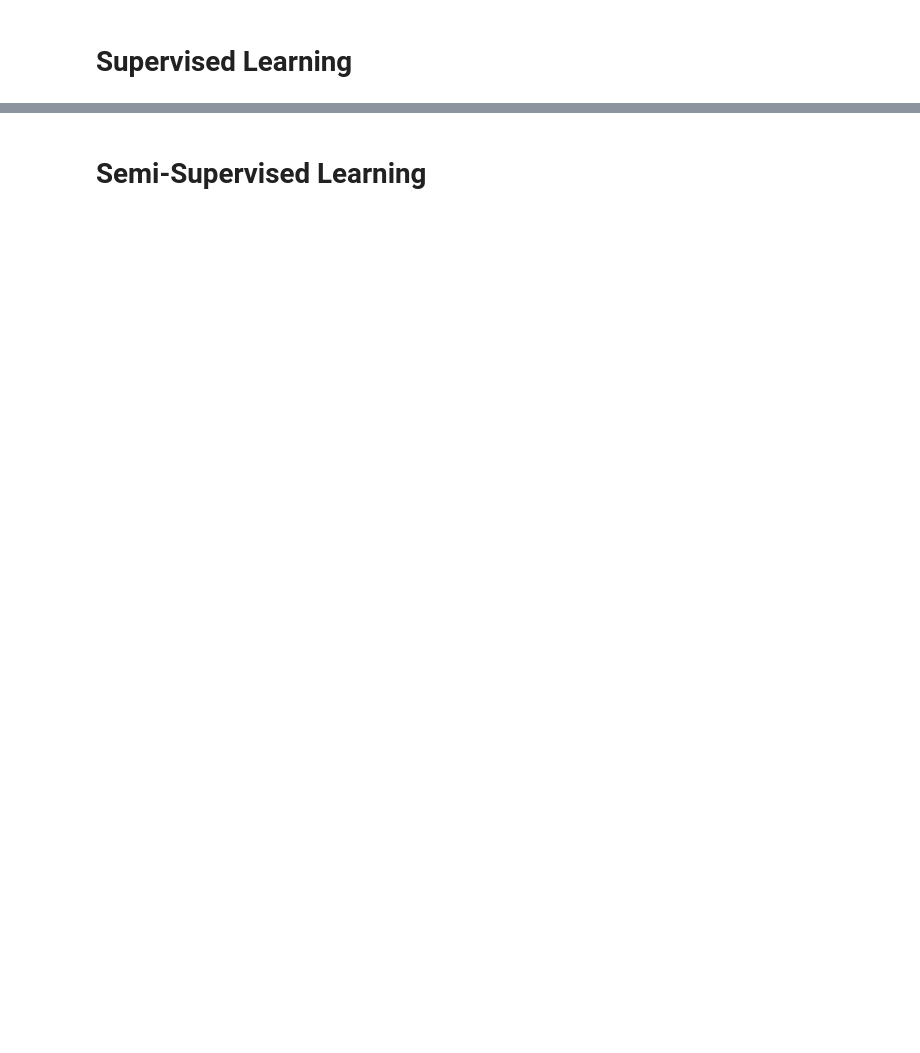
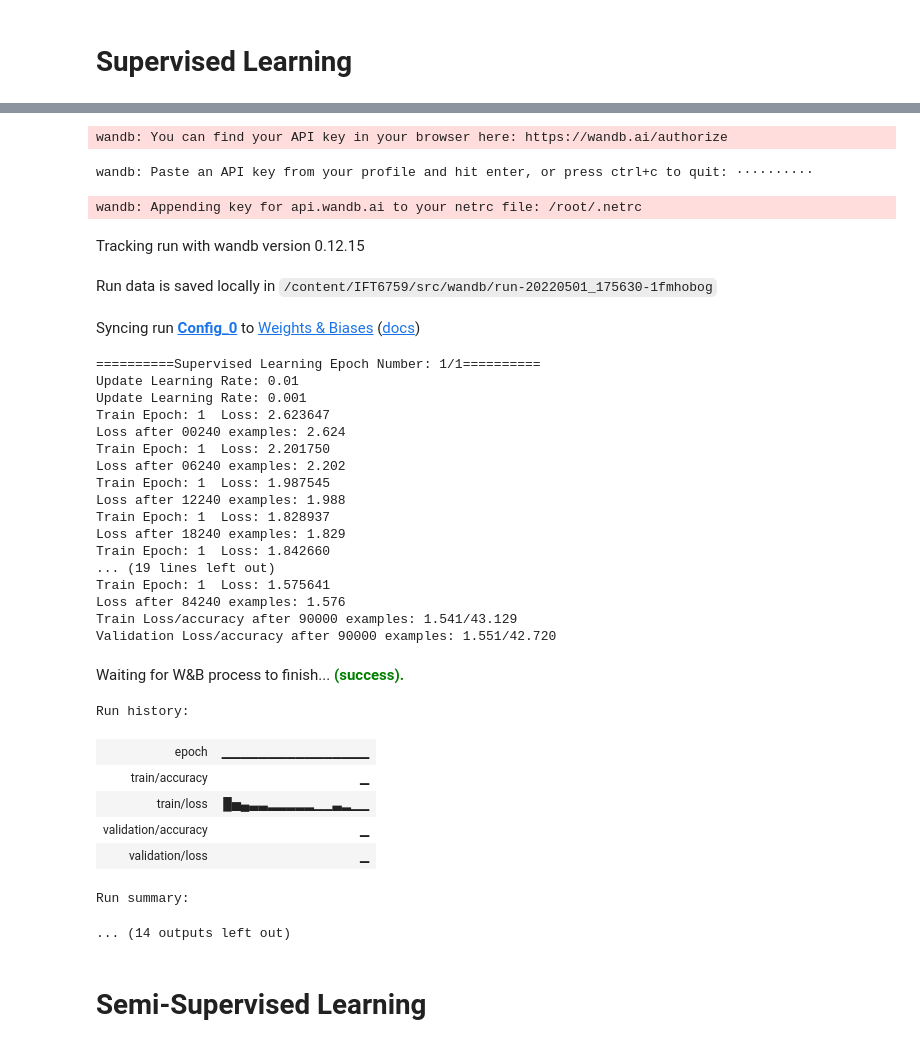
Before and after one commit to TimkLee/IFT6759, a Jupyter notebook: src/Colab.ipynb, the cells around one changed output, grey strips where cells are left out. Saved outputs shown, nothing was run; the diff lists cells and outputs as text; code cells hidden in the pictures; blank space fills up the shorter version.

```diff
--- a/src/Colab.ipynb
+++ b/src/Colab.ipynb
@@ -165,7 +276,7 @@ if (task == "super"):
     example_ct = 0
     batch_log_interval=25
 
-    with wandb.init(project=f"Supervised Learning {model_file} {data_file}", entity='ift6759-aiadlp', job_type="train", name=f'Config_{num}') as run:
+    with wandb.init(project=f"temp_piu {model_file} {data_file}", entity='ift6759-aiadlp', job_type="train", name=f'Config_{num}') as run:
         for ep in range(epoch):
             Model.train()
             #logging.info(f"==========Supervised Learning Epoch Number: {ep+1}/{epoch}==========")
@@ -248,3 +359,4 @@ if (task == "super"):
     '''
     ##########################
     Model.evaluation(testloader, project=f"Supervised Learning {model_file} {data_file}", entity='ift6759-aiadlp', name=f'Config_{num}')
+# %% [output]
@@ -251,3 +364,35 @@ if (task == "super"):
+wandb: You can find your API key in your browser here: https://wandb.ai/authorize
+wandb: Paste an API key from your profile and hit enter, or press ctrl+c to quit: ··········
+wandb: Appending key for api.wandb.ai to your netrc file: /root/.netrc
+Tracking run with wandb version 0.12.15
+Run data is saved locally in /content/IFT6759/src/wandb/run-20220501_175630-1fmhobog
+Syncing run Config_0 to Weights & Biases (docs)
+==========Supervised Learning Epoch Number: 1/1==========
+Update Learning Rate: 0.01
+Update Learning Rate: 0.001
+Train Epoch: 1  Loss: 2.623647
+Loss after 00240 examples: 2.624
+Train Epoch: 1  Loss: 2.201750
+Loss after 06240 examples: 2.202
+Train Epoch: 1  Loss: 1.987545
+Loss after 12240 examples: 1.988
+Train Epoch: 1  Loss: 1.828937
+Loss after 18240 examples: 1.829
+Train Epoch: 1  Loss: 1.842660
+... (19 lines left out)
+Train Epoch: 1  Loss: 1.575641
+Loss after 84240 examples: 1.576
+Train Loss/accuracy after 90000 examples: 1.541/43.129
+Validation Loss/accuracy after 90000 examples: 1.551/42.720
+Waiting for W&B process to finish... (success).
+Run history:
+| epoch | ▁▁▁▁▁▁▁▁▁▁▁▁▁▁▁▁ |
+| train/accuracy | ▁ |
+| train/loss | █▅▄▃▃▂▂▂▂▂▁▁▃▂▁▁ |
+| validation/accuracy | ▁ |
+| validation/loss | ▁ |
+Run summary:
+... (14 outputs left out)
 # %% [markdown]
 # Semi-Supervised Learning
 
```
Also changed, not shown: parts of 26 cells of this notebook.
